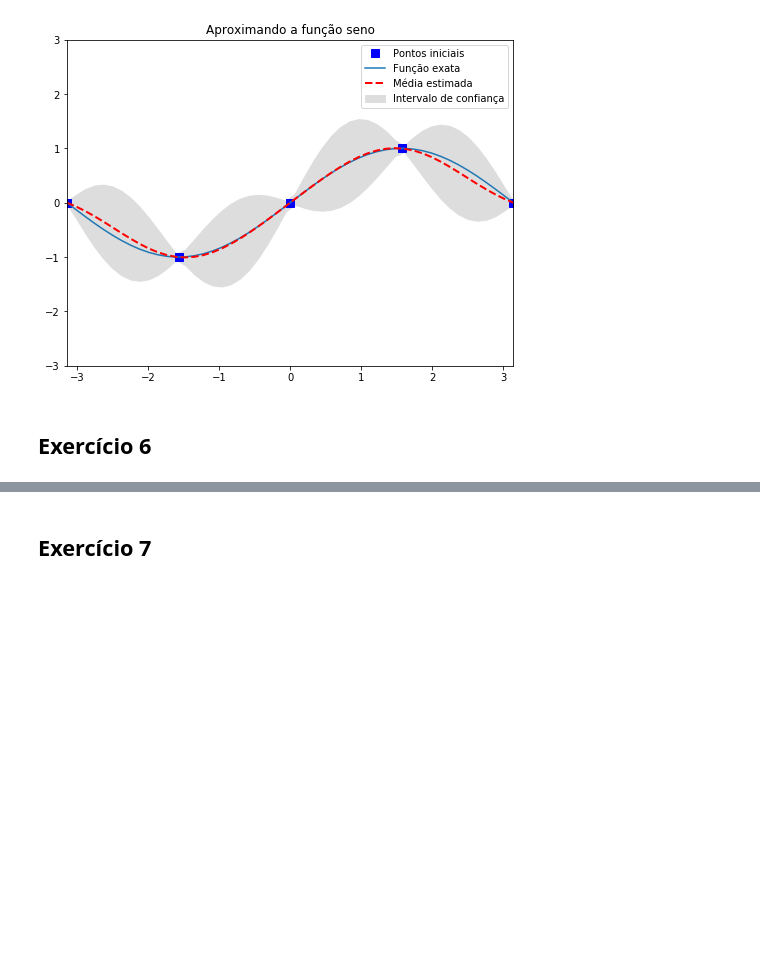
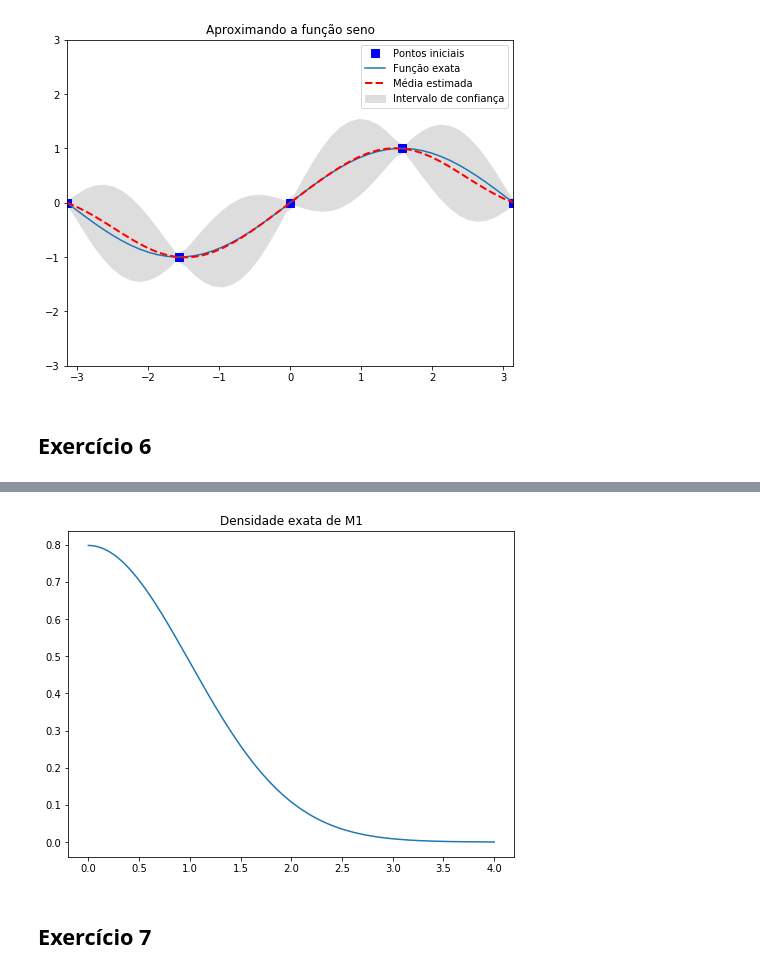
Before and after one commit to mpopst/TrabalhoPE, a Jupyter notebook: Relatório.ipynb, the cells around one changed output, grey strips where cells are left out. Cells and saved outputs as stored; diff of their text form; code cells hidden in the pictures; blank space fills up the shorter version.

```diff
--- a/Relatório.ipynb
+++ b/Relatório.ipynb
@@ -194,3 +183,11 @@ Text(0.5, 1.0, 'Histograma de M1')
+# %%
+M = np.linspace(0, 4, 100)
+f = (2/np.pi)**0.5*np.exp(-M**2/2)
+pl.figure(figsize=(8,6))
+pl.plot(M, f)
+pl.title("Densidade exata de M1");
+# %% [output]
+[figure, added]
 # %% [markdown]
 ## Exercício 7
 # %%
```
Also changed, not shown: parts of 13 cells of this notebook.
